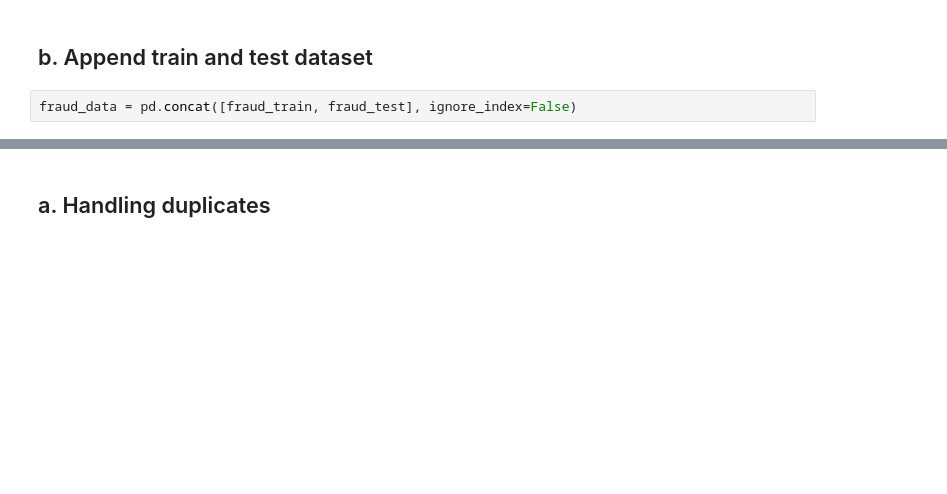
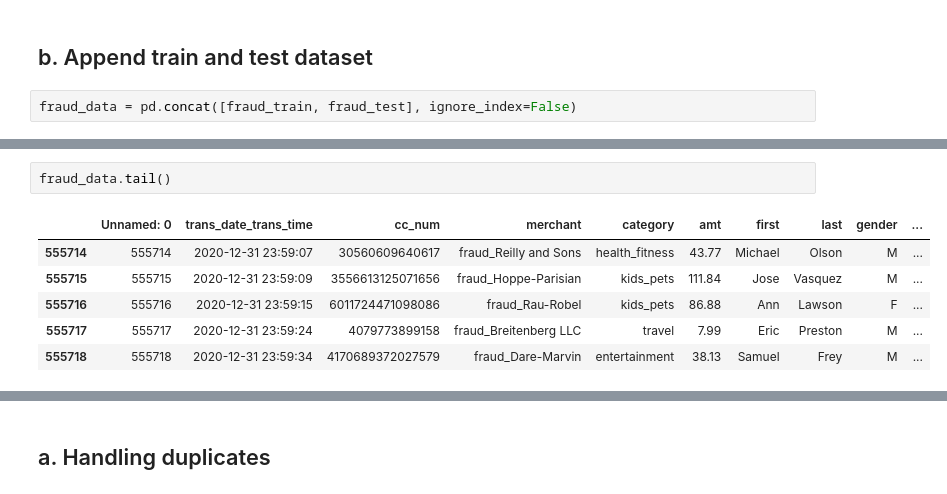
Before and after one commit to arthuralbarelli/ml-credit-card-fraud-detection, a Jupyter notebook: credit_card_fraud_exploratory_analysis.ipynb, the cells around one changed output, grey strips where cells are left out. Saved outputs shown, nothing was run; the diff lists cells and outputs as text; blank space fills up the shorter version.

```diff
--- a/credit_card_fraud_exploratory_analysis.ipynb
+++ b/credit_card_fraud_exploratory_analysis.ipynb
@@ -36,3 +36,12 @@ fraud_data.head()
 | 2 | 2 | 2019-01-01 00:00:51 | 38859492057661 | fraud_Lind-Buckridge | entertainment | 220.11 | Edward | Sanchez | M | ... |
 | 3 | 3 | 2019-01-01 00:01:16 | 3534093764340240 | fraud_Kutch, Hermiston and Farrell | gas_transport | 45.00 | Jeremy | White | M | ... |
 | 4 | 4 | 2019-01-01 00:03:06 | 375534208663984 | fraud_Keeling-Crist | misc_pos | 41.96 | Tyler | Garcia | M | ... |
+# %%
+fraud_data.tail()
+# %% [output]
+|  | Unnamed: 0 | trans_date_trans_time | cc_num | merchant | category | amt | first | last | gender | ... |
+| 555714 | 555714 | 2020-12-31 23:59:07 | 30560609640617 | fraud_Reilly and Sons | health_fitness | 43.77 | Michael | Olson | M | ... |
+| 555715 | 555715 | 2020-12-31 23:59:09 | 3556613125071656 | fraud_Hoppe-Parisian | kids_pets | 111.84 | Jose | Vasquez | M | ... |
+| 555716 | 555716 | 2020-12-31 23:59:15 | 6011724471098086 | fraud_Rau-Robel | kids_pets | 86.88 | Ann | Lawson | F | ... |
+| 555717 | 555717 | 2020-12-31 23:59:24 | 4079773899158 | fraud_Breitenberg LLC | travel | 7.99 | Eric | Preston | M | ... |
+| 555718 | 555718 | 2020-12-31 23:59:34 | 4170689372027579 | fraud_Dare-Marvin | entertainment | 38.13 | Samuel | Frey | M | ... |
```
Also changed, not shown: parts of 4 cells of this notebook, 1 other file.
